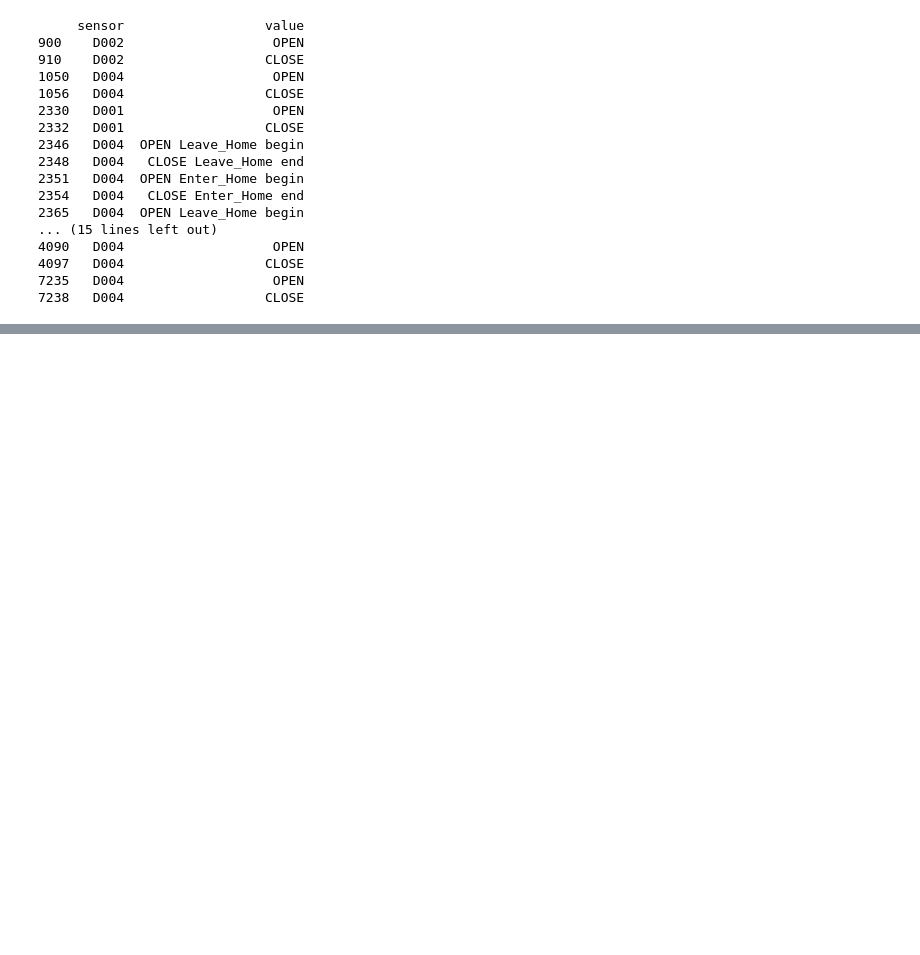
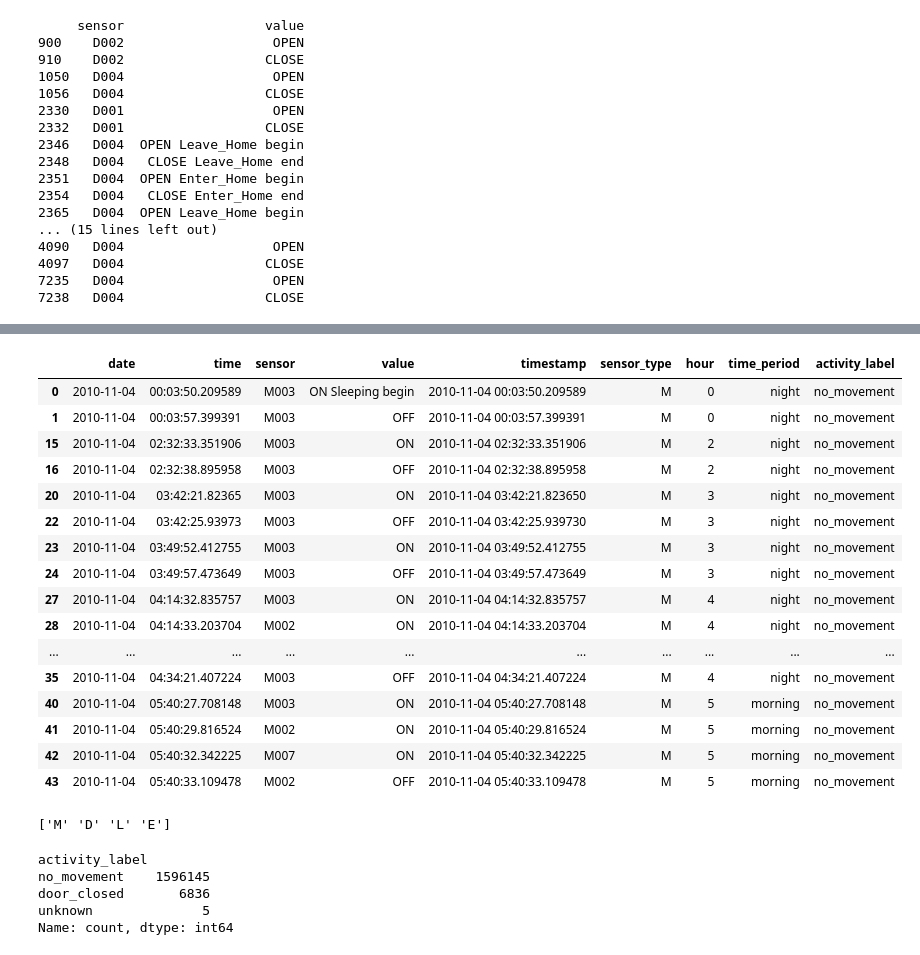
Before and after one commit to salmmaaly/HomeCareIOT, a Jupyter notebook: notebooks/01_data_exploration.ipynb, the cells around one changed output, grey strips where cells are left out. Cells and saved outputs as stored; diff of their text form; code cells hidden in the pictures; blank space fills up the shorter version.

```diff
--- a/notebooks/01_data_exploration.ipynb
+++ b/notebooks/01_data_exploration.ipynb
@@ -464,0 +581,32 @@ print(df[df["sensor_type"] == "D"][["sensor", "value"]].head(30))
+# %%
+df.head(20)
+# %% [output]
+|  | date | time | sensor | value | timestamp | sensor_type | hour | time_period | activity_label |
+| 0 | 2010-11-04 | 00:03:50.209589 | M003 | ON Sleeping begin | 2010-11-04 00:03:50.209589 | M | 0 | night | no_movement |
+| 1 | 2010-11-04 | 00:03:57.399391 | M003 | OFF | 2010-11-04 00:03:57.399391 | M | 0 | night | no_movement |
+| 15 | 2010-11-04 | 02:32:33.351906 | M003 | ON | 2010-11-04 02:32:33.351906 | M | 2 | night | no_movement |
+| 16 | 2010-11-04 | 02:32:38.895958 | M003 | OFF | 2010-11-04 02:32:38.895958 | M | 2 | night | no_movement |
+| 20 | 2010-11-04 | 03:42:21.82365 | M003 | ON | 2010-11-04 03:42:21.823650 | M | 3 | night | no_movement |
+| 22 | 2010-11-04 | 03:42:25.93973 | M003 | OFF | 2010-11-04 03:42:25.939730 | M | 3 | night | no_movement |
+| 23 | 2010-11-04 | 03:49:52.412755 | M003 | ON | 2010-11-04 03:49:52.412755 | M | 3 | night | no_movement |
+| 24 | 2010-11-04 | 03:49:57.473649 | M003 | OFF | 2010-11-04 03:49:57.473649 | M | 3 | night | no_movement |
+| 27 | 2010-11-04 | 04:14:32.835757 | M003 | ON | 2010-11-04 04:14:32.835757 | M | 4 | night | no_movement |
+| 28 | 2010-11-04 | 04:14:33.203704 | M002 | ON | 2010-11-04 04:14:33.203704 | M | 4 | night | no_movement |
+| ... | ... | ... | ... | ... | ... | ... | ... | ... | ... |
+| 35 | 2010-11-04 | 04:34:21.407224 | M003 | OFF | 2010-11-04 04:34:21.407224 | M | 4 | night | no_movement |
+| 40 | 2010-11-04 | 05:40:27.708148 | M003 | ON | 2010-11-04 05:40:27.708148 | M | 5 | morning | no_movement |
+| 41 | 2010-11-04 | 05:40:29.816524 | M002 | ON | 2010-11-04 05:40:29.816524 | M | 5 | morning | no_movement |
+| 42 | 2010-11-04 | 05:40:32.342225 | M007 | ON | 2010-11-04 05:40:32.342225 | M | 5 | morning | no_movement |
+| 43 | 2010-11-04 | 05:40:33.109478 | M002 | OFF | 2010-11-04 05:40:33.109478 | M | 5 | morning | no_movement |
+# %%
+print(df["sensor_type"].unique())
+# %% [output]
+['M' 'D' 'L' 'E']
+# %%
+df["activity_label"].value_counts()
+# %% [output]
+activity_label
+no_movement    1596145
+door_closed       6836
+unknown              5
+Name: count, dtype: int64
```
Also changed, not shown: parts of 26 cells of this notebook.
